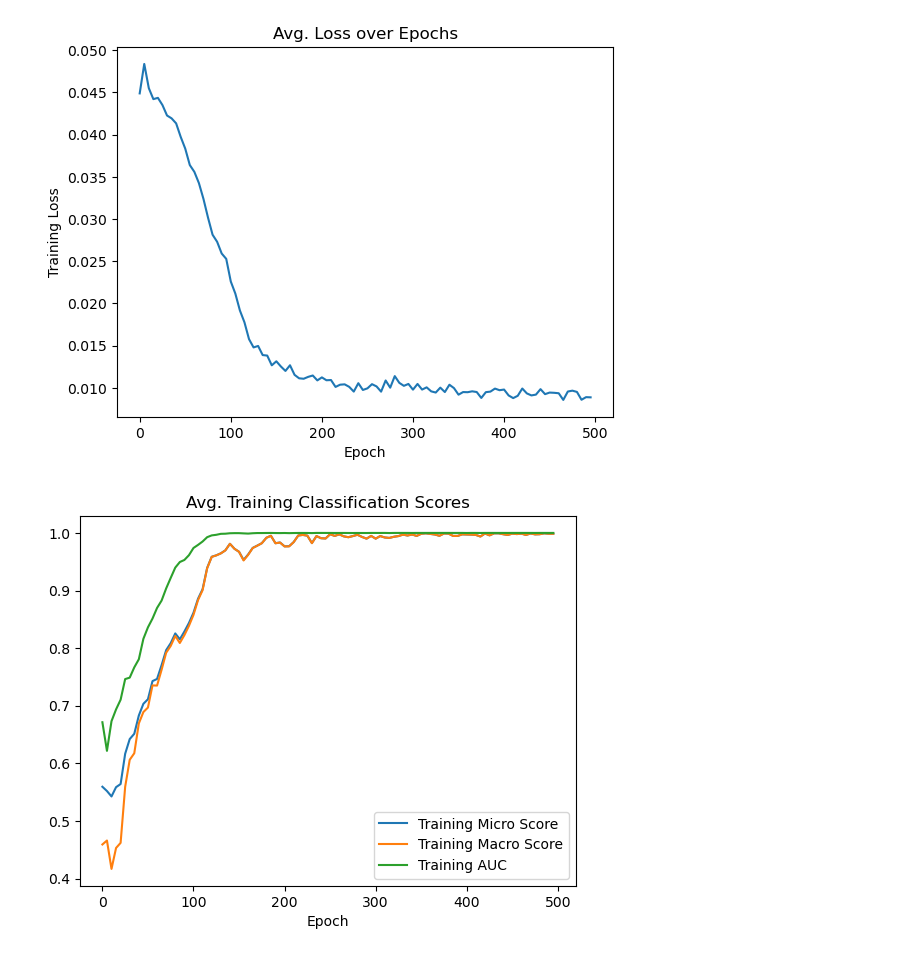
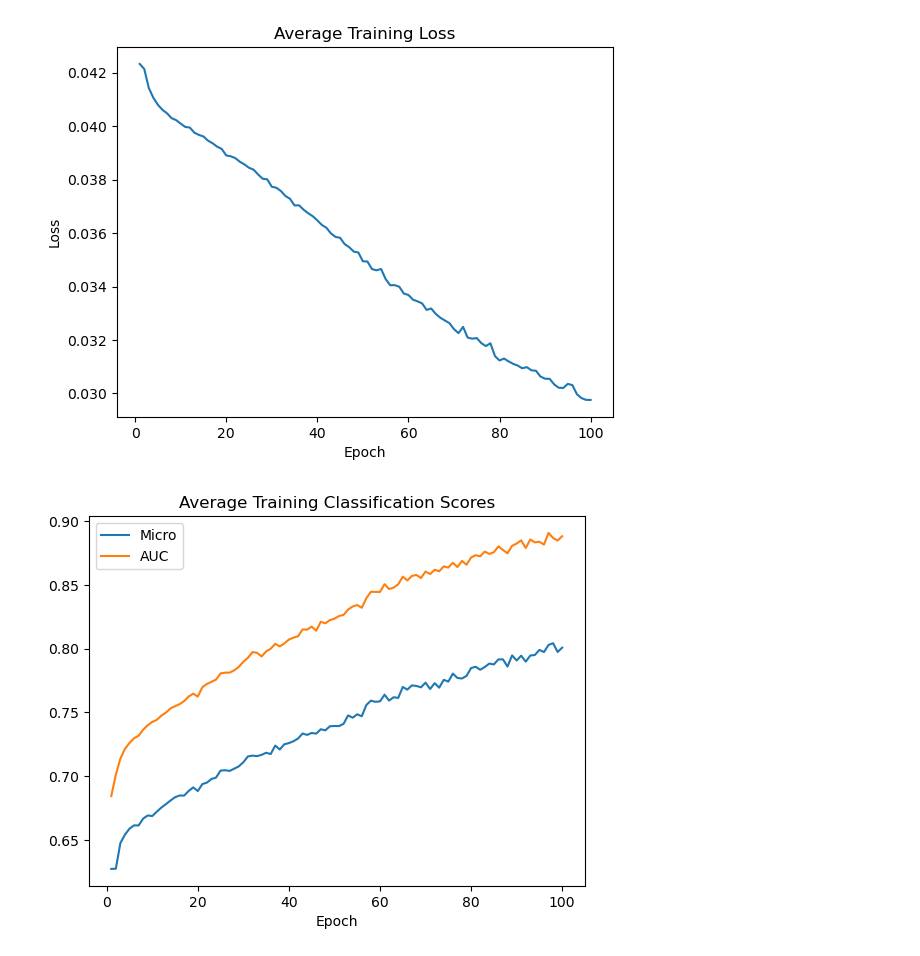
Before and after one commit to timothyyao7/BrainGB, a Jupyter notebook: visualization.ipynb, the cells around one changed output. Drawn from its saved outputs; the diff is of its cells as text; code cells hidden in the pictures.

Commit message:
training and visualization

```diff
--- a/visualization.ipynb
+++ b/visualization.ipynb
@@ -43,29 +29,24 @@ def avg_folds(data, num_folds=5):
 # %%
-def filter_data(data, col):
-    new_data = []
-    for i in range(len(data)):
-        if data[i][col] != -1:
-            new_data.append(data[i])
-    return np.array(new_data)
+def filter_test_scores(df):
+    new_df = df[df.avg_test_micro != -1]
+    return new_df
 # %%
-def plot_traj(data, cols, col_names, title):
-    plt.xlabel('Epoch')
-    n = len(cols)
+def plot_traj(df, cols, col_names, title):
+    plt.xlabel("Epoch")
+    for col in cols:
+        plt.plot(df.epoch + 1, df[col])
 
-    for i in range(n):
-        new_data = filter_data(data, cols[i])
-        plt.plot(new_data[:,0], new_data[:,cols[i]])
-
-    plt.ylabel(col_names[0]) if n == 1 else plt.legend(col_names)
-
+    plt.ylabel(col_names[0]) if len(col_names) == 1 else plt.legend(col_names)
     plt.title(title)
     plt.show()
 # %%
-learning = load_results("my_results.csv") # load results - csv in root directory of https://github.com/timothyyao7/BrainGB
-avg_res = avg_folds(learning) # average over K-folds, in this case 5
-plot_traj(avg_res, [1], ['Training Loss'], 'Avg. Loss over Epochs') # plot negative log-likelihood loss
+df = load_results("training\\kbi_sex_assigned_at_birth.csv")
+df = avg_folds(df)
+plot_traj(df, ["avg_loss"], ["Loss"], "Average Training Loss")
+plot_traj(df, ["avg_train_micro", "avg_train_auc"],
+          ["Micro", "AUC"], "Average Training Classification Scores")
 
-# plot training and testing classification scores
-plot_traj(avg_res, [2, 3, 4], ['Training Micro Score', 'Training Macro Score', 'Training AUC'], 'Avg. Training Classification Scores')
-plot_traj(avg_res, [5, 6, 7], ['Testing Micro Score', 'Testing Macro Score', 'Testing AUC'], 'Avg. Testing Classification Scores')
+test_df = filter_test_scores(df)
+plot_traj(test_df, ["avg_test_micro", "avg_test_auc"],
+          ["Micro", "AUC"], "Average Evaluation Classification Scores")
 # %% [output]
@@ -72,2 +70,2 @@ plot_traj(avg_res, [5, 6, 7], ['Testing Micro Score', 'Testing Macro Score', 'Te
-[figure, old version]
+[figure, new version]
-[figure, old version]
+[figure, new version]
```
Also changed, not shown: parts of 7 cells of this notebook, 21 other files.
